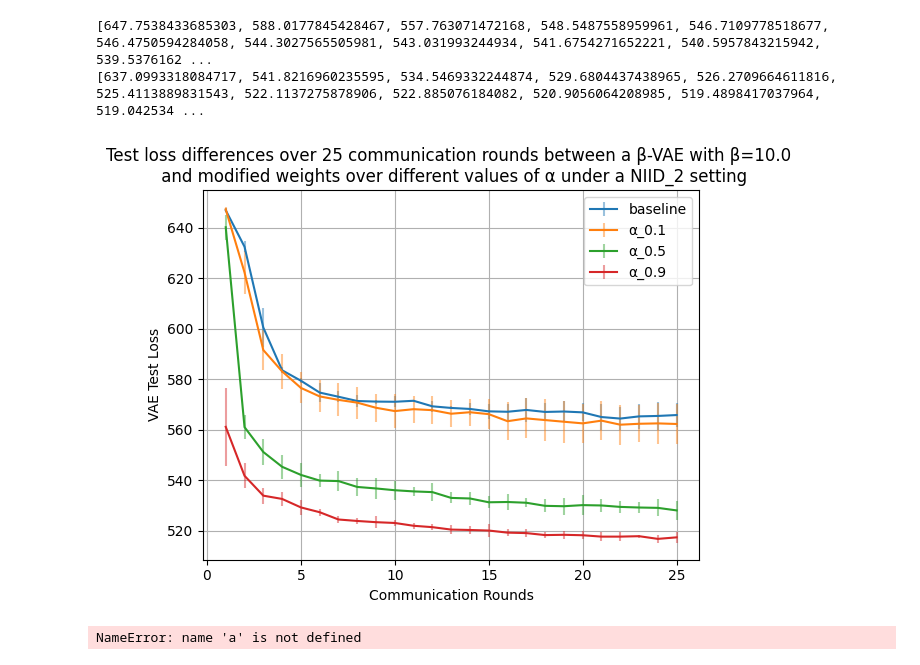
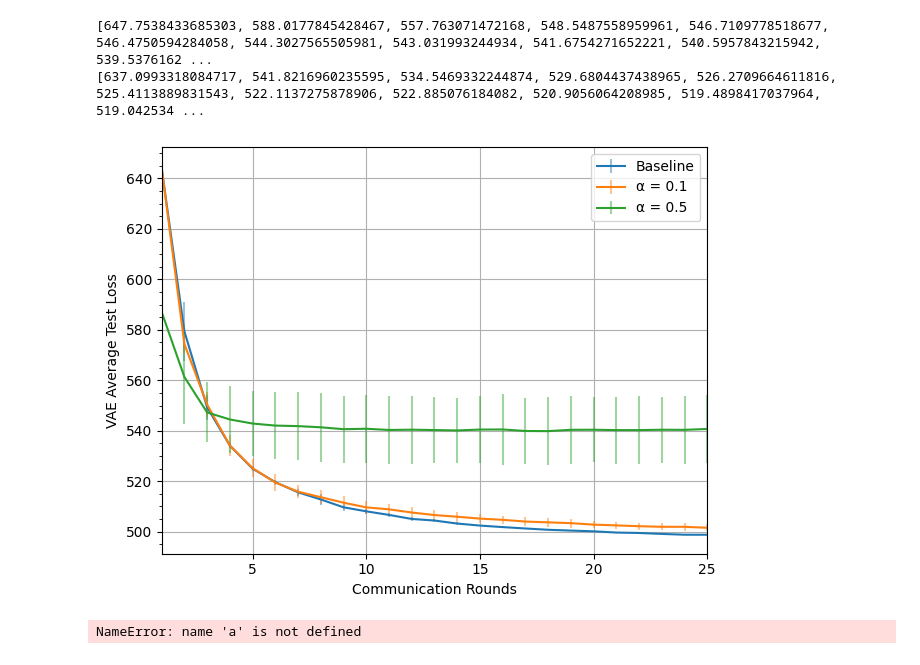
Before and after one commit to FederatedRP2024Delft/Federated-Learning-PyTorch-Weight-Modification, a Jupyter notebook: src/weights_data_analysis.ipynb, the cells around one changed output. Saved outputs shown, nothing was run; the diff lists cells and outputs as text; code cells hidden in the pictures.

Commit message:
restrict graph spacing on left and right

```diff
--- a/src/weights_data_analysis.ipynb
+++ b/src/weights_data_analysis.ipynb
@@ -54,20 +55,30 @@ def plot_all_summarised(dataset, is_niid_1, is_beta):
             labels.append(relevant_label)
 
 
+     fig, ax = plt.subplots()
      plt.xlabel("Communication Rounds")
-     plt.ylabel("VAE Test Loss")
-     plt.title(f"Test loss differences over 25 communication rounds between a β-VAE with β={"10.0" if is_beta else "1.0"} \n and modified weights over different values of α under a {"NIID-1" if is_niid_1 else "NIID_2"} setting")
+     plt.ylabel("VAE Average Test Loss")
+     # plt.title(f"Test loss differences over 25 communication rounds between a β-VAE with β={"10.0" if is_beta else "1.0"} \n and modified weights over different values of α under a {"NIID-1" if is_niid_1 else "NIID_2"} setting")
      for idx, label in enumerate(labels):
-         graph_label = "α_" + label if label != "baseline" else label
+         graph_label = "α = " + label if label != "baseline" else "Baseline"
          markers, caps, bars = plt.errorbar(x_vals, means_and_stdevs[idx][0],yerr=means_and_stdevs[idx][1],label=graph_label)
          [bar.set_alpha(0.45) for bar in bars]
      plt.grid()
      plt.legend()
+     ax.yaxis.get_ticklocs(minor=True)
+     ax.minorticks_on()
+     ax.xaxis.set_tick_params(which='minor',bottom=False)
+     ax.set_xlim(xmin=1)
+     ax.set_xlim(xmax=25)
+
+
+
+     fig.tight_layout()
      plt.show()
 # %%
-plot_all_summarised("fmnist",is_niid_1=False,is_beta=True)
+plot_all_summarised("mnist",is_niid_1=True,is_beta=False)
 # %% [output]
-[figure, old version]
+[figure, new version]
 # %%
 cur_alpha = "1.0"
 cur_beta = "0.5"
```
Also changed, not shown: parts of 1 cell of this notebook.
